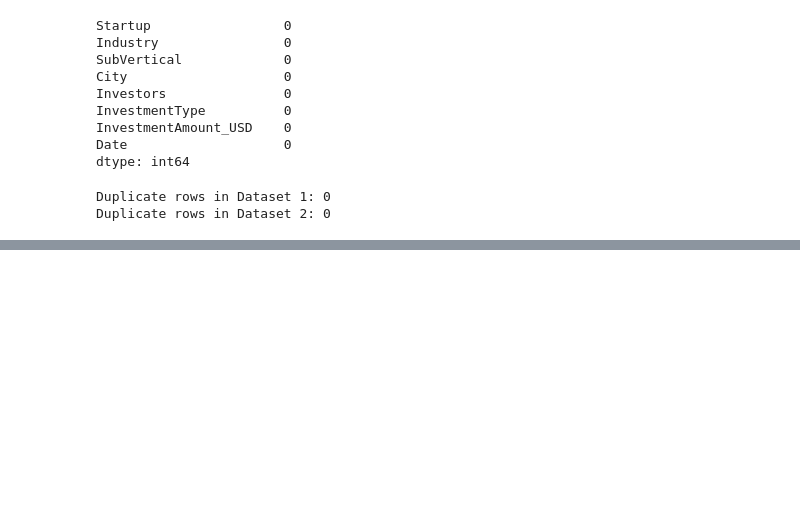
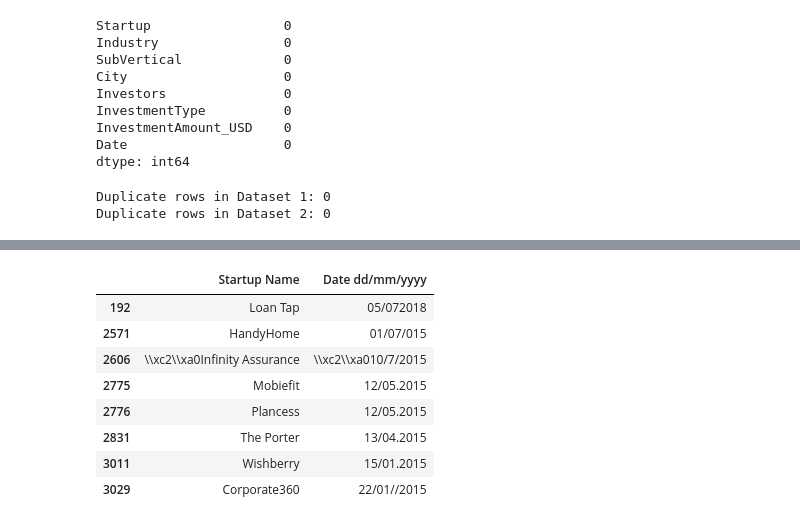
Before and after one commit to srinithi-karunakaran/india-startup-funding-analysis, a Jupyter notebook: startup_funding_analysis.ipynb, the cells around one changed output, grey strips where cells are left out. Cells and saved outputs as stored; diff of their text form; code cells hidden in the pictures; blank space fills up the shorter version.

```diff
--- a/startup_funding_analysis.ipynb
+++ b/startup_funding_analysis.ipynb
@@ -147,0 +238,22 @@ Duplicate rows in Dataset 2: 0
+# %%
+# Get the original date values from the CSV
+original_df1 = pd.read_csv("../india-startup-funding-analysis/data/startup_funding.csv")
+
+bad_rows = df1['Date'].isna()
+
+display(
+    original_df1.loc[
+        bad_rows,
+        ['Startup Name', 'Date dd/mm/yyyy']
+    ]
+)
+# %% [output]
+|  | Startup Name | Date dd/mm/yyyy |
+| 192 | Loan Tap | 05/072018 |
+| 2571 | HandyHome | 01/07/015 |
+| 2606 | \\xc2\\xa0Infinity Assurance | \\xc2\\xa010/7/2015 |
+| 2775 | Mobiefit | 12/05.2015 |
+| 2776 | Plancess | 12/05.2015 |
+| 2831 | The Porter | 13/04.2015 |
+| 3011 | Wishberry | 15/01.2015 |
+| 3029 | Corporate360 | 22/01//2015 |
```
Also changed, not shown: parts of 28 cells of this notebook.
